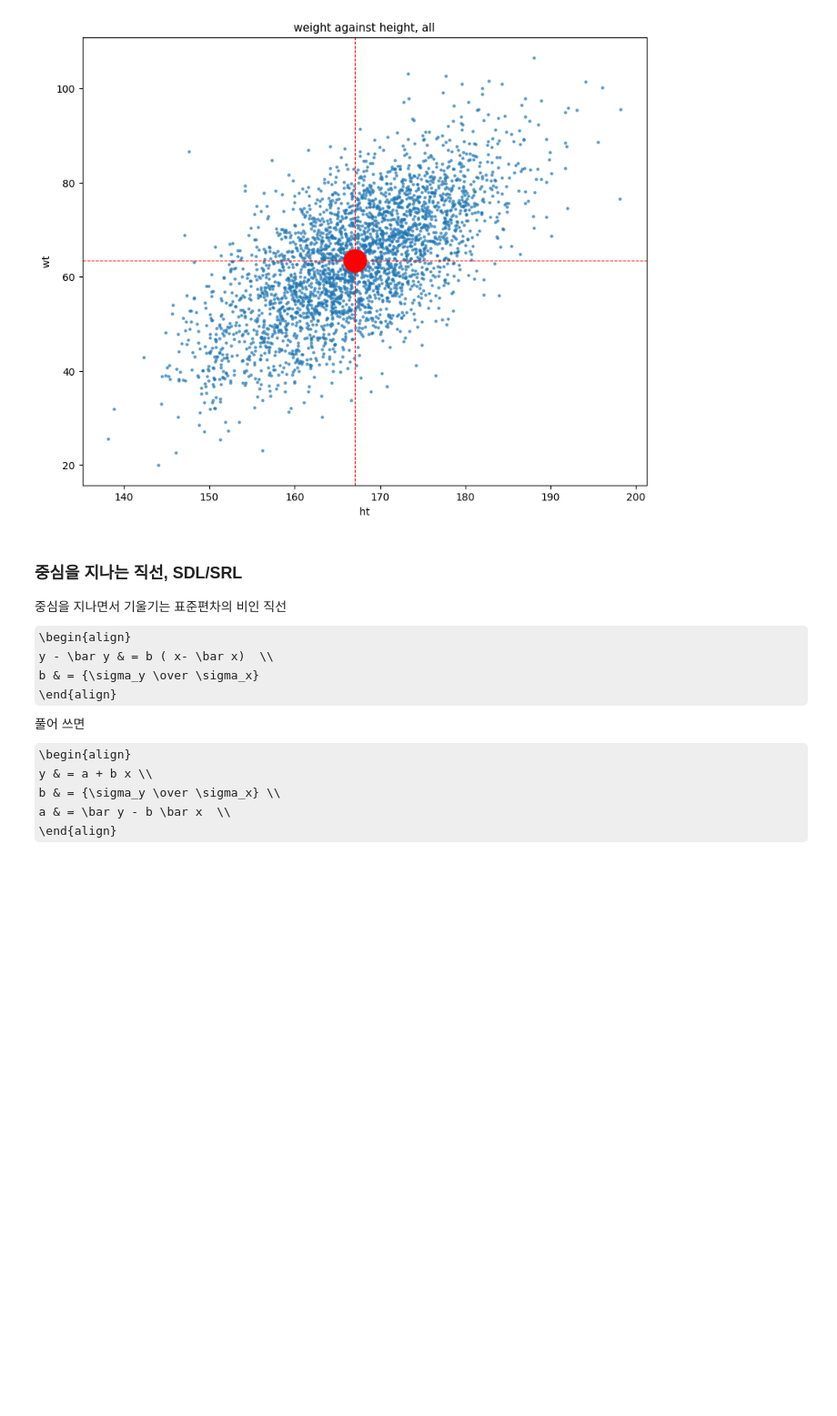
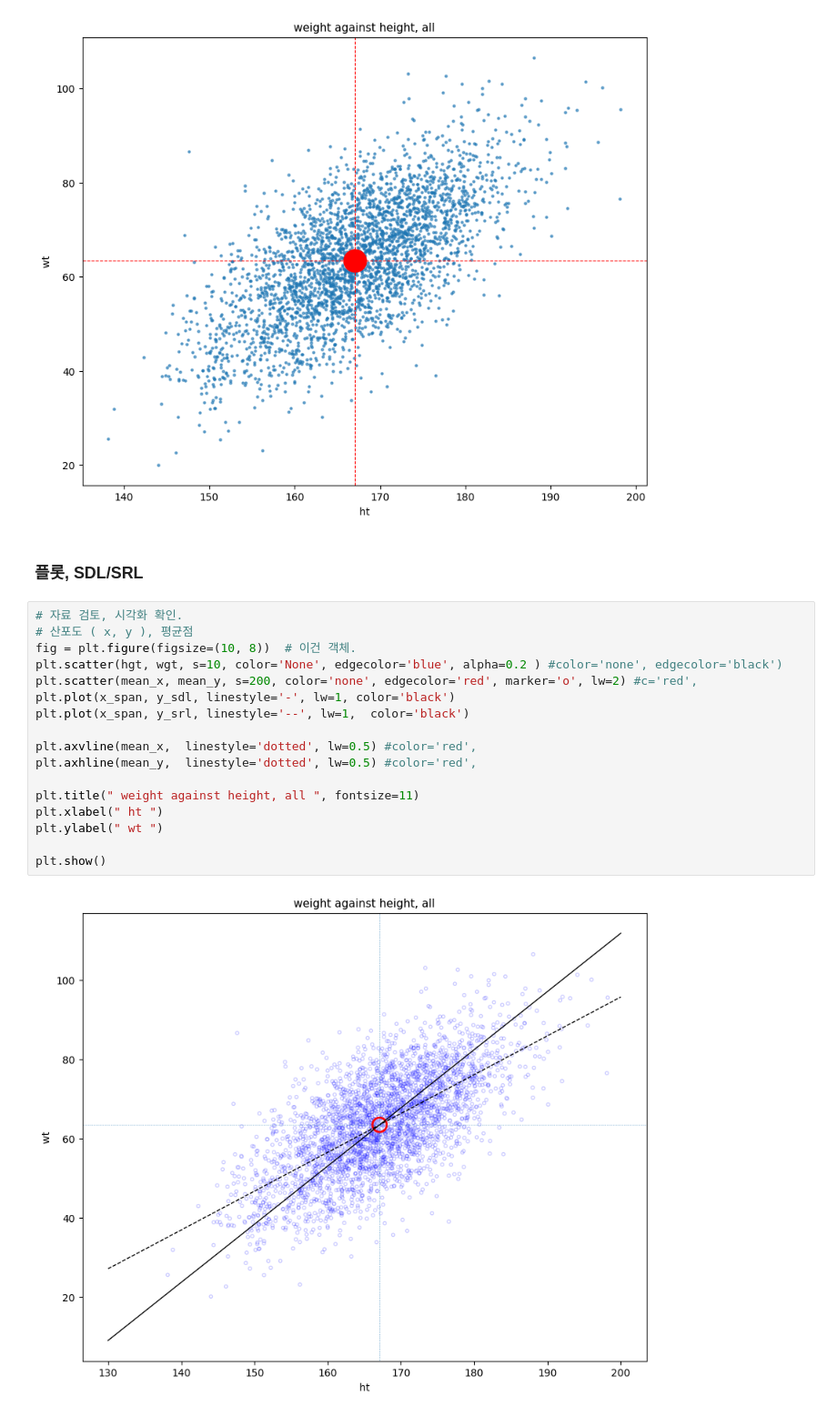
Before and after one commit to bahn28/salad, a Jupyter notebook: a53_1_SDL_stuff.ipynb, the cells around one changed output. Shown at 91% size. Saved outputs shown, nothing was run; the diff lists cells and outputs as text; some formulas as TeX source; blank space fills up the shorter version.

```diff
--- a/a53_1_SDL_stuff.ipynb
+++ b/a53_1_SDL_stuff.ipynb
@@ -112,18 +131,25 @@ plt.ylabel(" wt ")
 plt.show()
 # %% [output]
 [figure]
-# %% [markdown]
-### 중심을 지나는 직선, SDL/SRL
-
-중심을 지나면서 기울기는 표준편차의 비인 직선
-\begin{align}
- y - \bar y & = b ( x- \bar x)  \\
- b & = {\sigma_y \over \sigma_x}
-\end{align}
-풀어 쓰면
-\begin{align}
- y & = a + b x \\
- b & = {\sigma_y \over \sigma_x} \\
- a & = \bar y - b \bar x  \\
-\end{align}
+# %% [markdown]
+### 플롯, SDL/SRL
+# %%
+# 자료 검토, 시각화 확인.
+# 산포도 ( x, y ), 평균점
+fig = plt.figure(figsize=(10, 8))  # 이건 객체.
+plt.scatter(hgt, wgt, s=10, color='None', edgecolor='blue', alpha=0.2 ) #color='none', edgecolor='black')
+plt.scatter(mean_x, mean_y, s=200, color='none', edgecolor='red', marker='o', lw=2) #c='red',
+plt.plot(x_span, y_sdl, linestyle='-', lw=1, color='black')
+plt.plot(x_span, y_srl, linestyle='--', lw=1,  color='black')
+
+plt.axvline(mean_x,  linestyle='dotted', lw=0.5) #color='red',
+plt.axhline(mean_y,  linestyle='dotted', lw=0.5) #color='red',
+
+plt.title(" weight against height, all ", fontsize=11)
+plt.xlabel(" ht ")
+plt.ylabel(" wt ")
+
+plt.show()
+# %% [output]
+[figure, added]
 # %% [markdown]
```
Also changed, not shown: parts of 10 cells of this notebook.
